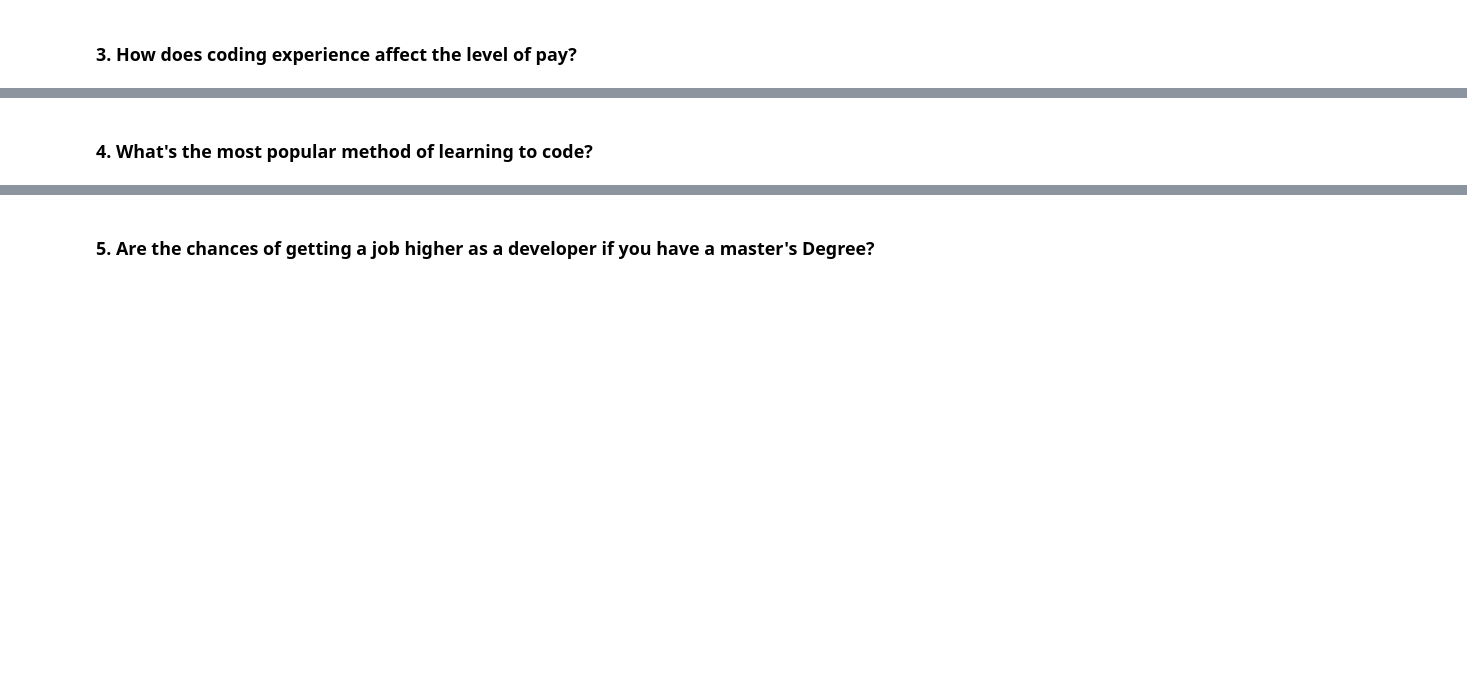
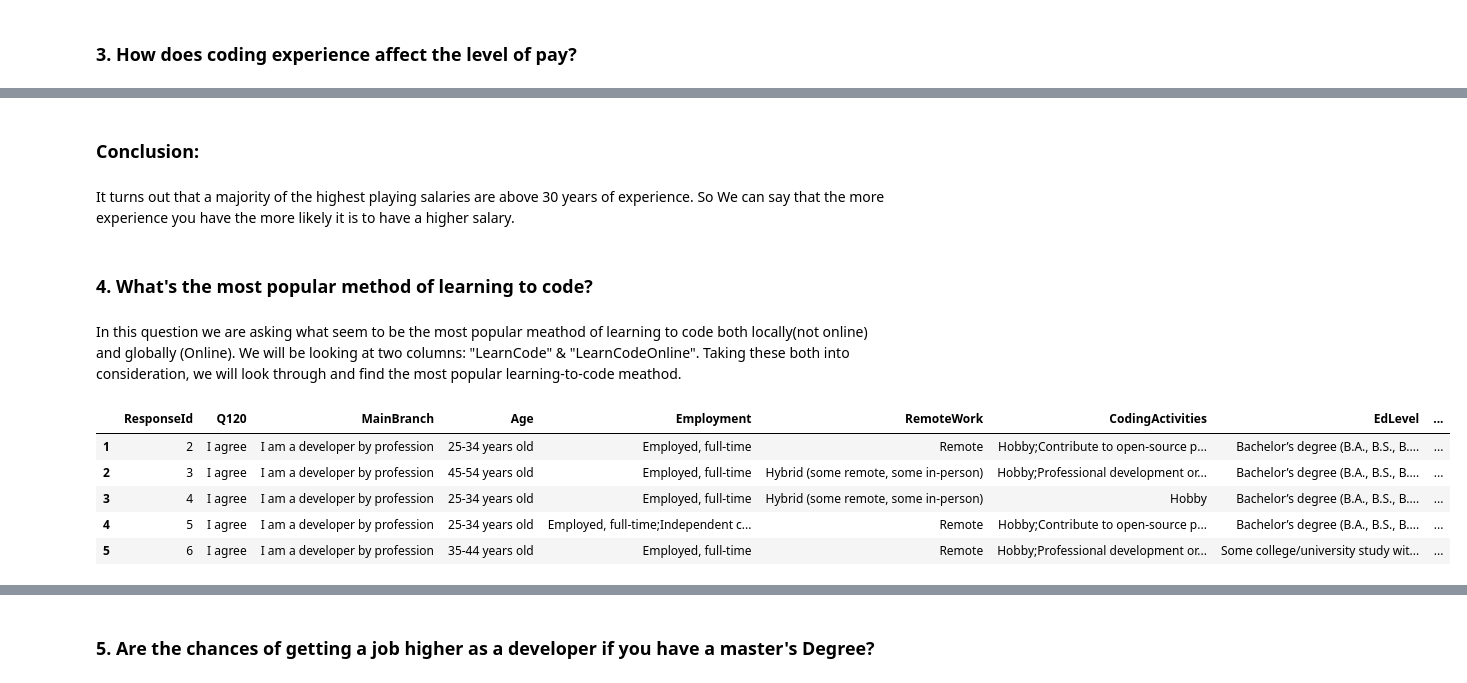
Before and after one commit to Jack-Merrett/stack_overflow_2023_survey_analysis_project, a Jupyter notebook: notebook/analysis_notebook.ipynb, the cells around one changed output, grey strips where cells are left out. Saved outputs shown, nothing was run; the diff lists cells and outputs as text; code cells hidden in the pictures; blank space fills up the shorter version.

Commit message:
finished the 4th question

```diff
--- a/notebook/analysis_notebook.ipynb
+++ b/notebook/analysis_notebook.ipynb
@@ -280,2 +314,21 @@ The bulk of people that took the stack overflow survey **%41.41** are strickly *
+# %% [markdown]
+### Conclusion:
+# %% [markdown]
+It turns out that a majority of the highest playing salaries are above 30 years of experience. So We can say that the more experience you have the more likely it is to have a higher salary.
 # %% [markdown]
 ### 4. What's the most popular method of learning to code?
+# %% [markdown]
+In this question we are asking what seem to be the most popular meathod of learning to code both locally(not online) and globally (Online). We will be looking at two columns: "LearnCode" & "LearnCodeOnline". Taking these both into consideration, we will look through and find the most popular learning-to-code meathod.
+# %%
+# We must first filter out the "Unknown" values to both
+filtered_learncode_df = df[df["LearnCode"] != "Unknown"] # Filtered the column
+filtered_learncodeonline_df = df[df["LearnCodeOnline"] != "Unknown"] # Filtered the column
+# %%
+filtered_learncode_df.head()
+# %% [output]
+|  | ResponseId | Q120 | MainBranch | Age | Employment | RemoteWork | CodingActivities | EdLevel | ... |
+| 1 | 2 | I agree | I am a developer by profession | 25-34 years old | Employed, full-time | Remote | Hobby;Contribute to open-source p... | Bachelor’s degree (B.A., B.S., B.... | ... |
+| 2 | 3 | I agree | I am a developer by profession | 45-54 years old | Employed, full-time | Hybrid (some remote, some in-person) | Hobby;Professional development or... | Bachelor’s degree (B.A., B.S., B.... | ... |
+| 3 | 4 | I agree | I am a developer by profession | 25-34 years old | Employed, full-time | Hybrid (some remote, some in-person) | Hobby | Bachelor’s degree (B.A., B.S., B.... | ... |
+| 4 | 5 | I agree | I am a developer by profession | 25-34 years old | Employed, full-time;Independent c... | Remote | Hobby;Contribute to open-source p... | Bachelor’s degree (B.A., B.S., B.... | ... |
+| 5 | 6 | I agree | I am a developer by profession | 35-44 years old | Employed, full-time | Remote | Hobby;Professional development or... | Some college/university study wit... | ... |
```
Also changed, not shown: parts of 15 cells of this notebook.
